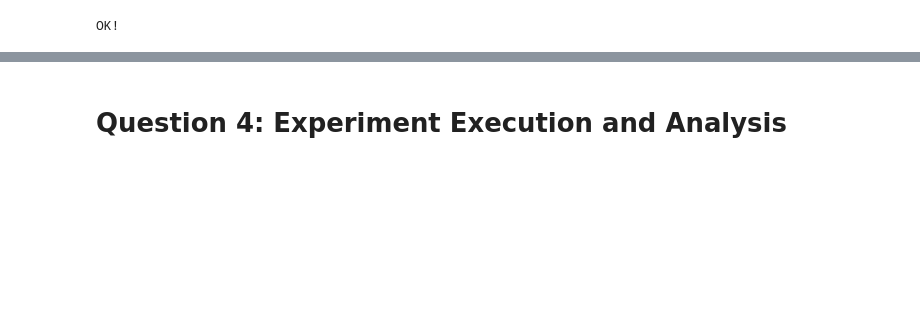
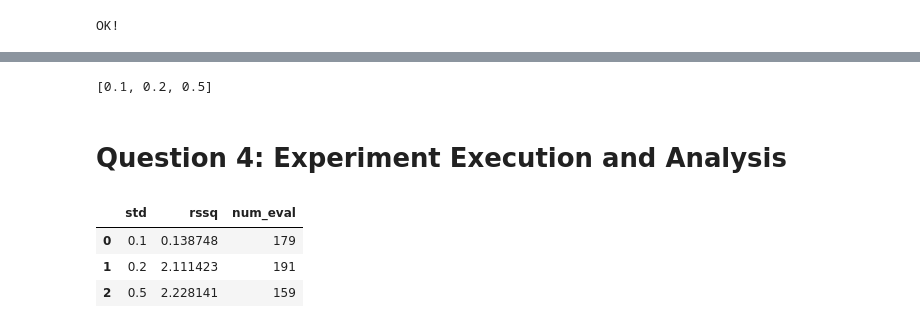
Before and after one commit to ModelEngineering/BIOEN-437, a Jupyter notebook: assignments/hw_parameter_estimation.ipynb, the cells around one changed output, grey strips where cells are left out. Drawn from its saved outputs; the diff is of its cells as text; code cells hidden in the pictures; blank space fills up the shorter version.

Commit message:
Progress on parameter fitting question

```diff
--- a/assignments/hw_parameter_estimation.ipynb
+++ b/assignments/hw_parameter_estimation.ipynb
@@ -264,7 +273,7 @@ def doFit(model=MODEL_ANT,
 
     Returns
     -------
-    ModelFitter
+    float (residual sum of squares), int (number of function evaluations)
     """
     parameters = getParameters(PARAMETER_DCT, lower_frc, value_frc, upper_frc)
     timeseries = generateNoisyData(std, model=model, is_plot=False)
@@ -277,11 +286,12 @@ def doFit(model=MODEL_ANT,
         print(fitter.reportFit())
         fitter.plotFitAll(figsize=(20, 5), numCol=5, color=["red", "blue"],
                           titlePosition=(0.5, 1.05))
-    return fitter
+    return getFitInfo(fitter)
 
 # TESTS
-result = doFit(isReport=False, std=0.2, fitterMethods=["leastsquares"],
+rssq, num_eval = doFit(isReport=False, std=0.2, fitterMethods=["leastsquares"],
               lower_frc=0.5, value_frc=0.5, upper_frc=2.0)
-assert(isinstance(result, SBstoat.ModelFitter))
+assert(rssq < 5)
+assert(num_eval > 0 and num_eval < 500)
 print("OK")
 # %% [output]
@@ -289,2 +299,40 @@ SyntaxError: keyword argument repeated (<ipython-input-29-a4601715e572>, line 39
+# %%
+STDS
+# %% [output]
+[0.1, 0.2, 0.5]
 # %% [markdown]
 # Question 4: Experiment Execution and Analysis
+# %%
+def makePlot(model=MODEL_ANT, method="leastsquares", search_range=2, stds=STDS):
+    """
+    Creates a results plot for the specified parameters.
+
+    Parameters
+    ----------
+    method: str (optimization method)
+    search_range: float (size of the search range for the fit)
+    """
+    STD = "std"
+    RSSQ = "rssq"
+    NUM_EVAL = "num_eval"
+    # Initializations
+    lower_frc = 1/search_range
+    value_frc = lower_frc
+    upper_frc = search_range
+    # Obtain the fitter results
+    result_dct = {n: [] for n in [STD, RSSQ, NUM_EVAL]}
+    for std in STDS:
+        rssq, num_eval = doFit(model=MODEL_ANT, std=std, fitterMethods=[method], lower_frc=lower_frc,
+              value_frc=value_frc, upper_frc=upper_frc, isReport=False)
+        result_dct[STD].append(std)
+        result_dct[RSSQ].append(rssq)
+        result_dct[NUM_EVAL].append(num_eval)
+    return pd.DataFrame(result_dct)
+
+# Tests
+makePlot()
+# %% [output]
+|  | std | rssq | num_eval |
+| 0 | 0.1 | 0.138748 | 179 |
+| 1 | 0.2 | 2.111423 | 191 |
+| 2 | 0.5 | 2.228141 | 159 |
```
Also changed, not shown: parts of 10 cells of this notebook.
